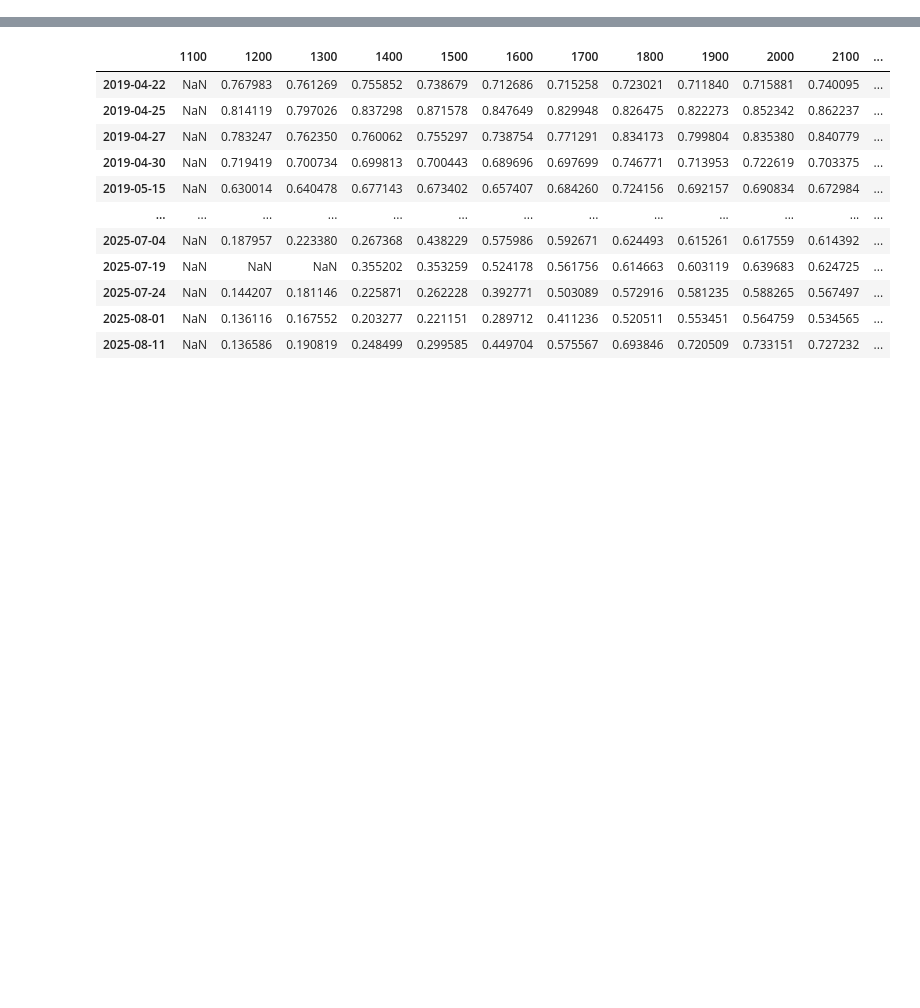
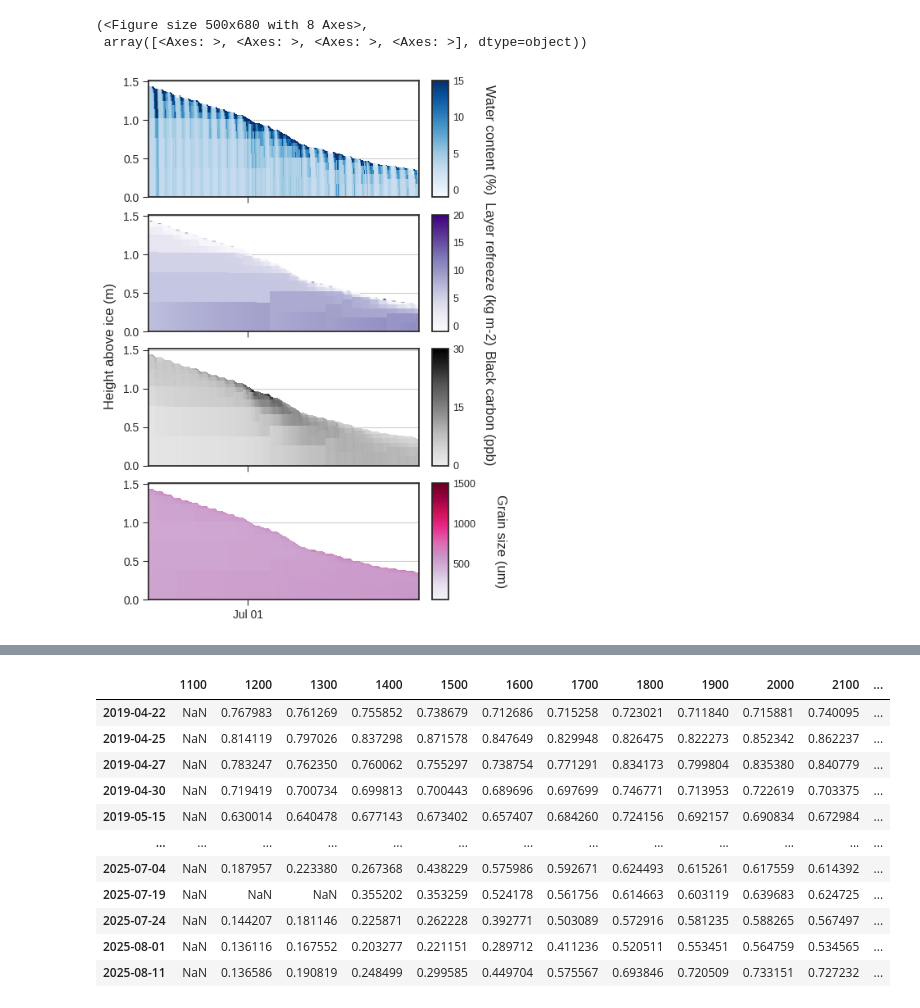
Before and after one commit to clairevwilson/PEBSI, a Jupyter notebook: compare_rs_albedo.ipynb, the cells around one changed output, grey strips where cells are left out. Drawn from its saved outputs; the diff is of its cells as text; code cells hidden in the pictures; blank space fills up the shorter version.

```diff
--- a/compare_rs_albedo.ipynb
+++ b/compare_rs_albedo.ipynb
@@ -11,0 +15,10 @@ import os
+# %%
+ds = xr.open_dataset('../Output/gulkanaB_2025_12_02_2.nc')
+from pebsi.processing.plotting_fxns import *
+dates = pd.date_range('2024-06-20','2024-07-20', freq='h')
+visualize_layers(ds, dates, ['layerwater','layerrefreeze','layerBC','layergrainsize'])
+# visualize_layers(ds, dates, ['layertemp'], plot_ice=True, ylim=(190, 203))
+# %% [output]
+(<Figure size 500x680 with 8 Axes>,
+ array([<Axes: >, <Axes: >, <Axes: >, <Axes: >], dtype=object))
+[figure, added]
```
Also changed, not shown: parts of 4 cells of this notebook, 1 other file.
